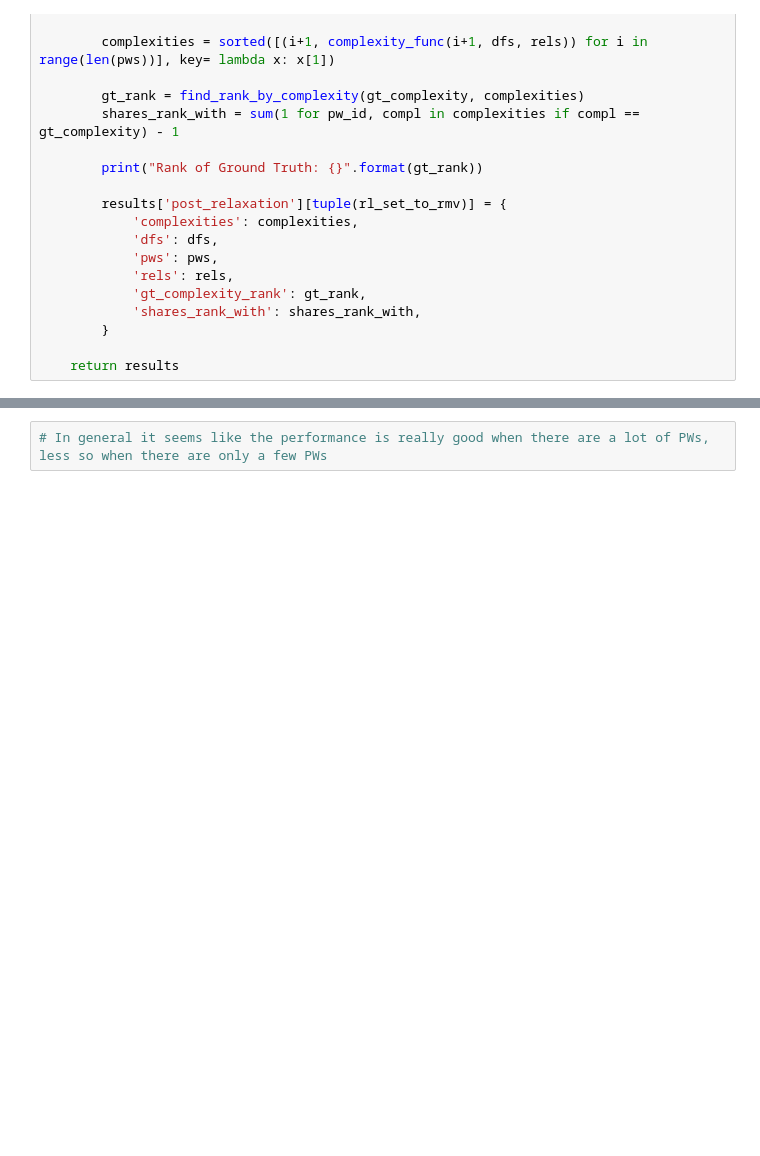
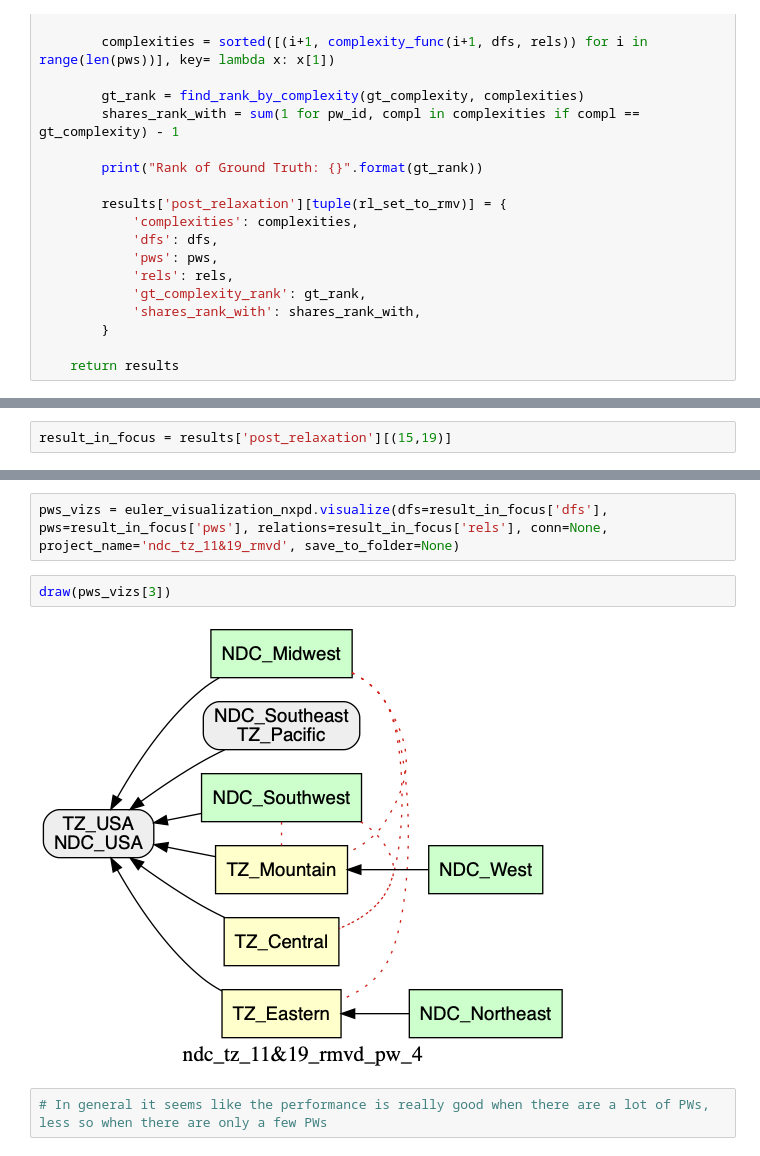
Before and after one commit to idaks/LeanEuler, a Jupyter notebook: lean_euler.ipynb, the cells around one changed output, grey strips where cells are left out. Cells and saved outputs as stored; diff of their text form; blank space fills up the shorter version.

```diff
--- a/lean_euler.ipynb
+++ b/lean_euler.ipynb
@@ -440,0 +449,2 @@ Constraints:
+# %%
+result_in_focus = results['post_relaxation'][(15,19)]
@@ -441,3 +477,9 @@ Constraints:
+# %%
+pws_vizs = euler_visualization_nxpd.visualize(dfs=result_in_focus['dfs'], pws=result_in_focus['pws'], relations=result_in_focus['rels'], conn=None, project_name='ndc_tz_11&19_rmvd', save_to_folder=None)
+# %%
+draw(pws_vizs[3])
+# %% [output]
+[figure, added]
 # %%
 # In general it seems like the performance is really good when there are a lot of PWs, less so when there are only a few PWs
 # %%
```
Also changed, not shown: parts of 22 cells of this notebook, 2 other files.
